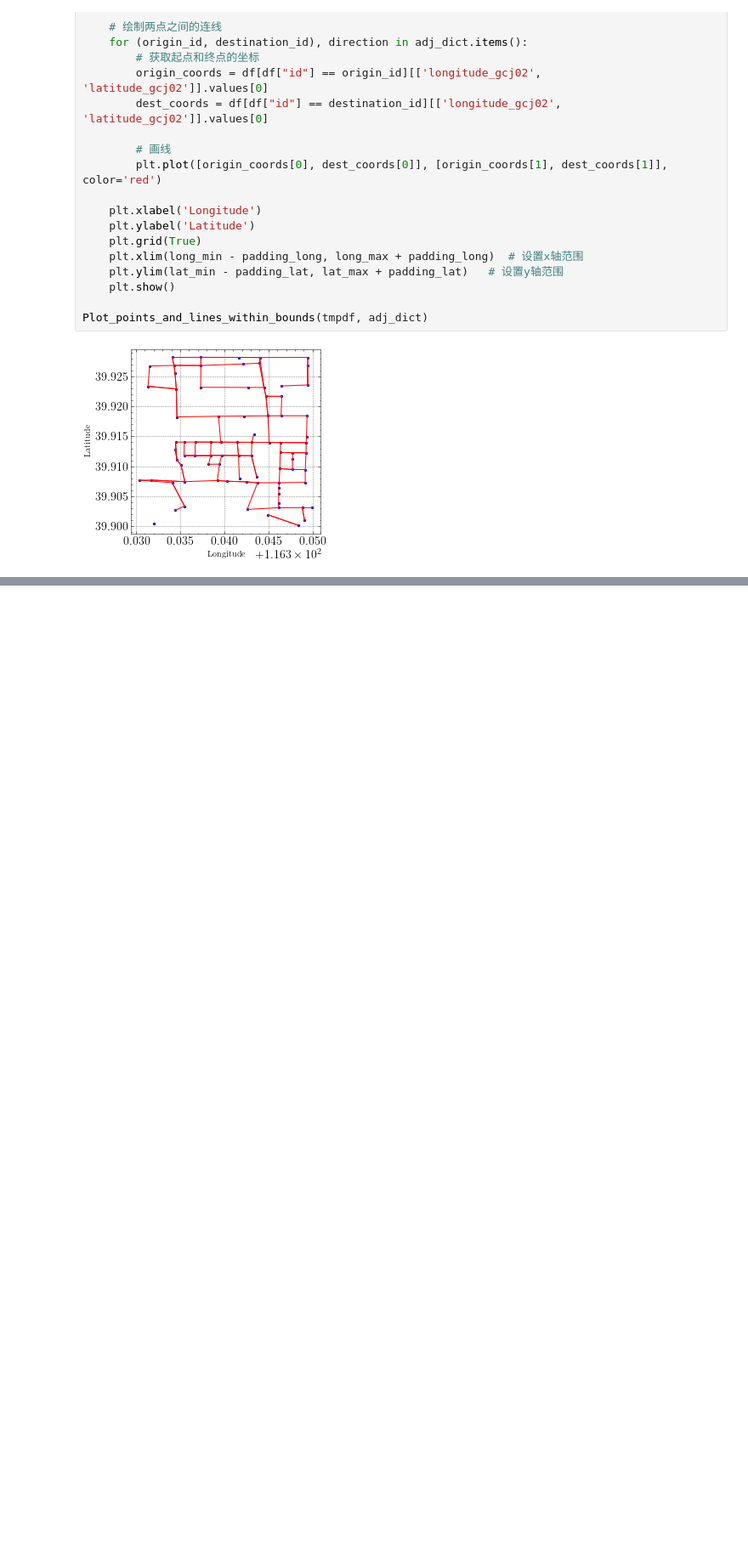
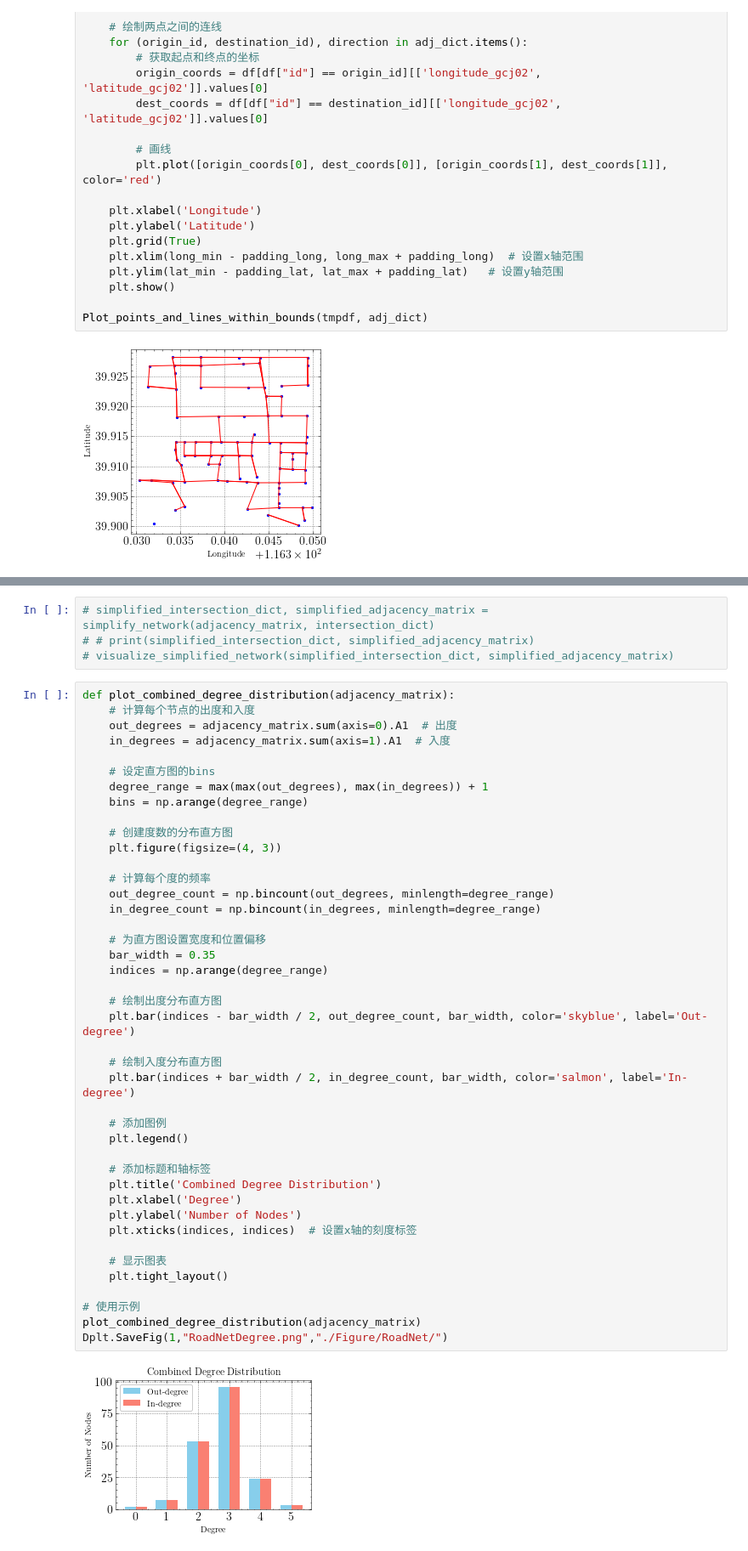
Before and after one commit to liftes/TrafficSignal, a Jupyter notebook: testtrafficnet.ipynb, the cells around one changed output, grey strips where cells are left out. Shown at 85% size. Saved outputs shown, nothing was run; the diff lists cells and outputs as text; blank space fills up the shorter version.

```diff
--- a/testtrafficnet.ipynb
+++ b/testtrafficnet.ipynb
@@ -385,0 +735,48 @@ Plot_points_and_lines_within_bounds(tmpdf, adj_dict)
+# %%
+# simplified_intersection_dict, simplified_adjacency_matrix = simplify_network(adjacency_matrix, intersection_dict)
+# # print(simplified_intersection_dict, simplified_adjacency_matrix)
+# visualize_simplified_network(simplified_intersection_dict, simplified_adjacency_matrix)
+# %%
+def plot_combined_degree_distribution(adjacency_matrix):
+    # 计算每个节点的出度和入度
+    out_degrees = adjacency_matrix.sum(axis=0).A1  # 出度
+    in_degrees = adjacency_matrix.sum(axis=1).A1  # 入度
+
+    # 设定直方图的bins
+    degree_range = max(max(out_degrees), max(in_degrees)) + 1
+    bins = np.arange(degree_range)
+
+    # 创建度数的分布直方图
+    plt.figure(figsize=(4, 3))
+
+    # 计算每个度的频率
+    out_degree_count = np.bincount(out_degrees, minlength=degree_range)
+    in_degree_count = np.bincount(in_degrees, minlength=degree_range)
+
+    # 为直方图设置宽度和位置偏移
+    bar_width = 0.35
+    indices = np.arange(degree_range)
+
+    # 绘制出度分布直方图
+    plt.bar(indices - bar_width / 2, out_degree_count, bar_width, color='skyblue', label='Out-degree')
+
+    # 绘制入度分布直方图
+    plt.bar(indices + bar_width / 2, in_degree_count, bar_width, color='salmon', label='In-degree')
+
+    # 添加图例
+    plt.legend()
+
+    # 添加标题和轴标签
+    plt.title('Combined Degree Distribution')
+    plt.xlabel('Degree')
+    plt.ylabel('Number of Nodes')
+    plt.xticks(indices, indices)  # 设置x轴的刻度标签
+
+    # 显示图表
+    plt.tight_layout()
+
+# 使用示例
+plot_combined_degree_distribution(adjacency_matrix)
+Dplt.SaveFig(1,"RoadNetDegree.png","./Figure/RoadNet/")
+# %% [output]
+[figure, added]
```
Also changed, not shown: parts of 8 cells of this notebook, 3 other files.
